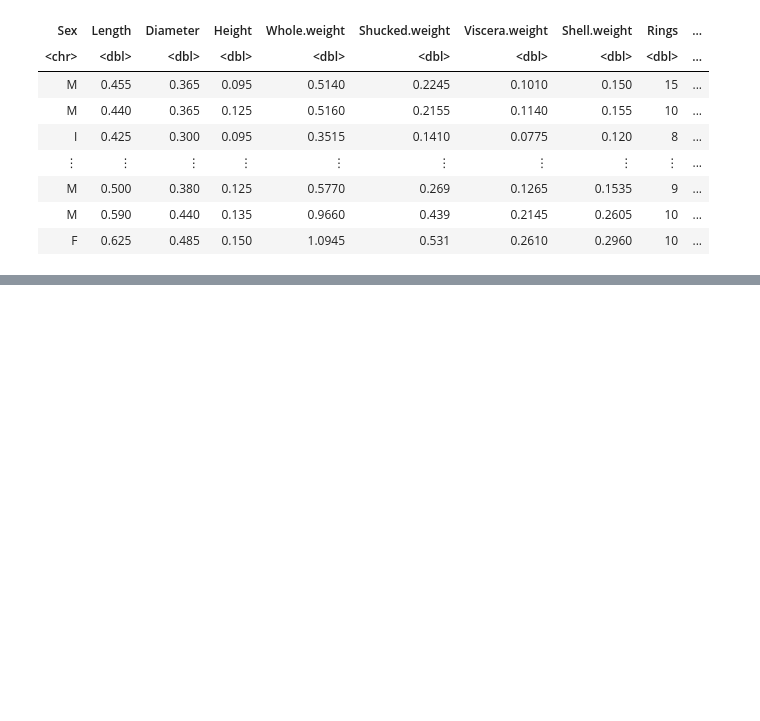
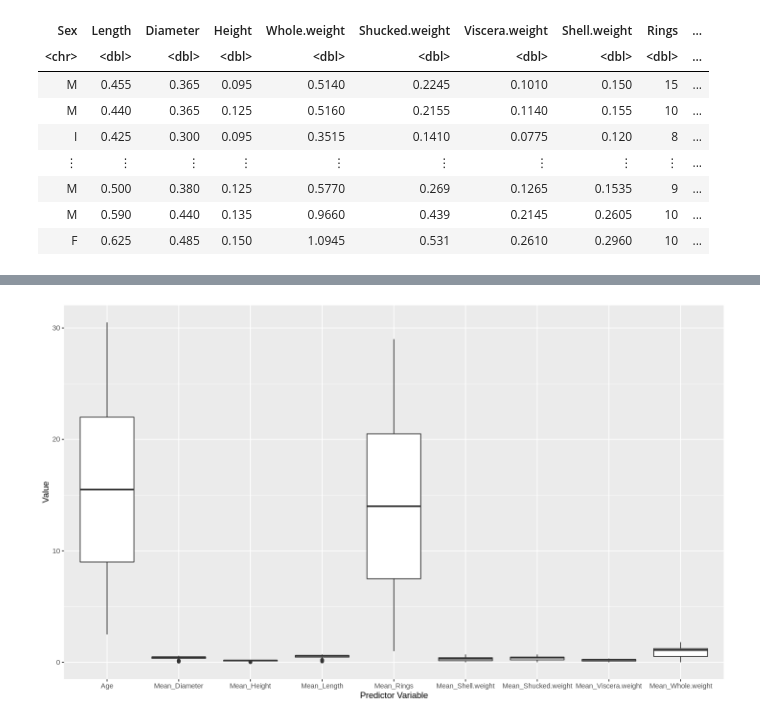
Before and after one commit to joycecoww/dsci100-proj-group62, a Jupyter notebook: Main Proposal.ipynb, the cells around one changed output, grey strips where cells are left out. Drawn from its saved outputs; the diff is of its cells as text; code cells hidden in the pictures; blank space fills up the shorter version.

Commit message:
added plot

```diff
--- a/Main Proposal.ipynb
+++ b/Main Proposal.ipynb
@@ -122,3 +122,20 @@ A tibble: 27 × 12
 | 26.5 | 1 | 0.6450 | 0.490 | 0.2150 | 1.4060 | 0.4265 | ... |
 | 28.5 | 2 | 0.6075 | 0.500 | 0.2025 | 1.6980 | 0.5390 | ... |
 | 30.5 | 1 | 0.7000 | 0.585 | 0.1850 | 1.8075 | 0.7055 | ... |
+# %%
+summarized_long <- summarized_abalone_train |>
+   pivot_longer(cols = -c(Num_observations, Missing_Data_Count, Class),
+    names_to = "variable",
+    values_to = "value")
+
+
+options(repr.plot.width = 12, repr.plot.height = 7)
+
+summarized_plot <- summarized_long |>
+    ggplot(aes(x = variable, y = value))+
+    geom_boxplot()+
+    labs(x = "Predictor Variable", y = "Value")
+
+summarized_plot
+# %% [output]
+[figure, added]
```
Also changed, not shown: parts of 1 cell of this notebook.
